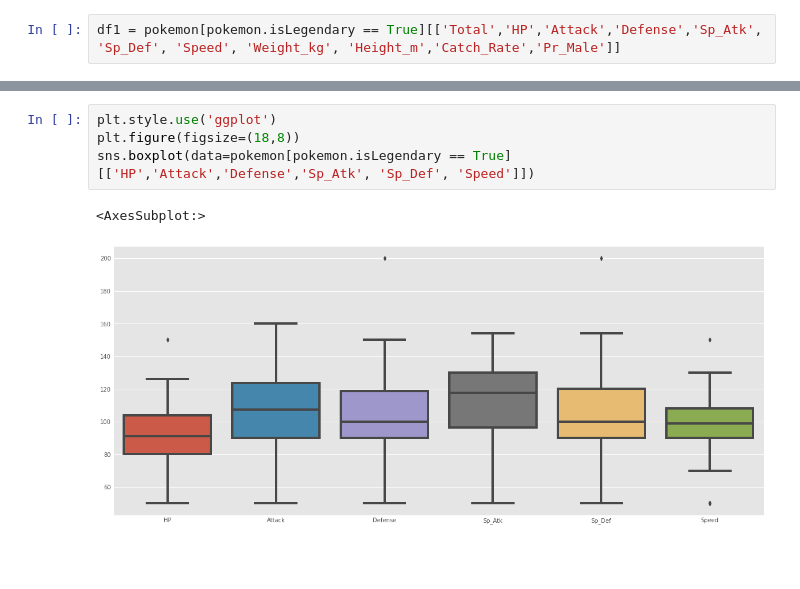
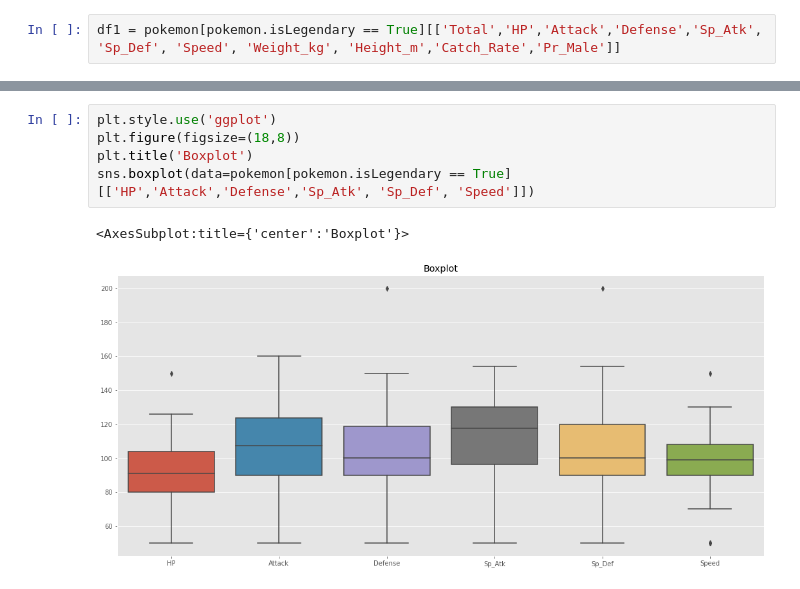
Before and after one commit to jebersabe/EDA-Projects, a Jupyter notebook: PS2 - CS129.ipynb, the cells around one changed output, grey strips where cells are left out. Drawn from its saved outputs; the diff is of its cells as text; blank space fills up the shorter version.

```diff
--- a/PS2 - CS129.ipynb
+++ b/PS2 - CS129.ipynb
@@ -149,7 +149,8 @@ df1.describe()
 # %%
 plt.style.use('ggplot')
 plt.figure(figsize=(18,8))
+plt.title('Boxplot')
 sns.boxplot(data=pokemon[pokemon.isLegendary == True][['HP','Attack','Defense','Sp_Atk', 'Sp_Def', 'Speed']])
 # %% [output]
-<AxesSubplot:>
+<AxesSubplot:title={'center':'Boxplot'}>
-[figure, old version]
+[figure, new version]
```
Also changed, not shown: parts of 1 cell of this notebook, 1 other file.
